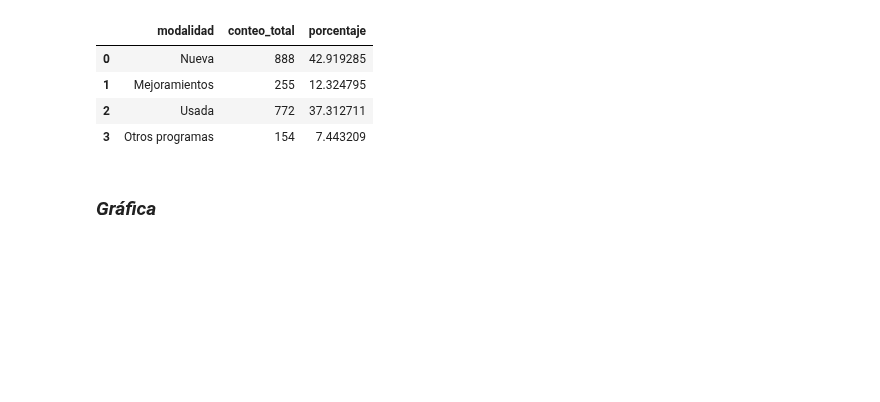
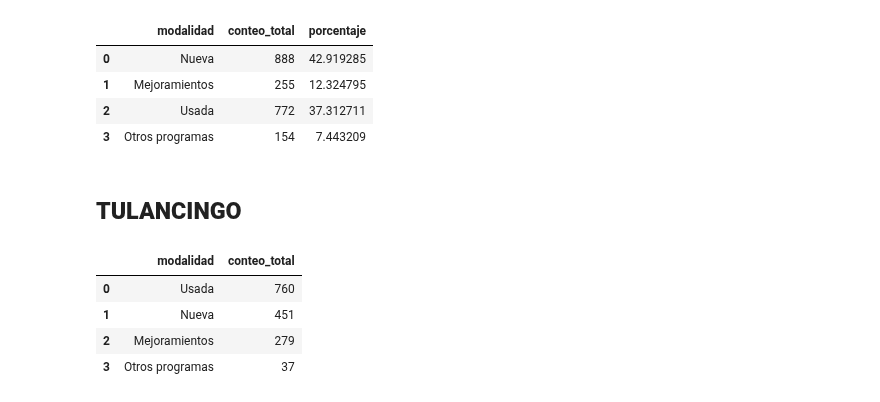
Before and after one commit to MiguelDWT4toCreativo/Datalpine, a Jupyter notebook: resources/jupyter/creditos.ipynb, the cells around one changed output. Drawn from its saved outputs; the diff is of its cells as text; code cells hidden in the pictures; blank space fills up the shorter version.

```diff
--- a/resources/jupyter/creditos.ipynb
+++ b/resources/jupyter/creditos.ipynb
@@ -375,8 +374,6 @@ Total de registros:  2069
 | 1 | Mejoramientos | 255 | 12.324795 |
 | 2 | Usada | 772 | 37.312711 |
 | 3 | Otros programas | 154 | 7.443209 |
-# %% [markdown]
-### *Gráfica*
 # %%
 fig = go.Figure()
 colores = ['#3d45c0', '#ff4853', '#ffb038', '#7cc668']
@@ -416,3 +413,5 @@ def guardar_grafico_como_html(fig, nombre_archivo, carpeta='graficas'):
 guardar_grafico_como_html(fig, 'g_bar_creditosdestino_pachuca', carpeta='graficas')
 
 fig.show()
+# %% [markdown]
+## **TULANCINGO**
@@ -418,0 +425,37 @@ fig.show()
+# %%
+# Lista de DataFrames
+dataframes_list = [
+    credit_df_financiamientos_2019_tulancingo,
+    credit_df_financiamientos_2020_tulancingo,
+    credit_df_financiamientos_2021_tulancingo,
+    credit_df_financiamientos_2022_tulancingo,
+    credit_df_financiamientos_2023_tulancingo
+]
+# Diccionario para conteo total de valores únicos
+conteo_total = {}
+
+# Iterar sobre la lista de DataFrames
+for df in dataframes_list:
+    df = df.copy() # Usando copia de df
+    df['modalidad'] = df['modalidad'].replace({
+            1: 'Nueva',
+            2: 'Mejoramientos',
+            3: 'Usada',
+            4: 'Otros programas'
+        })
+    # Calcular el conteo de valores únicos de 'modalidad' en el DataFrame actual
+    conteo_actual = df['modalidad'].value_counts().to_dict()
+    # Agregar el conteo actual al conteo total
+    for modalidad, conteo in conteo_actual.items():
+        conteo_total[modalidad] = conteo_total.get(modalidad, 0) + conteo
+
+# Convertir el diccionario a un DataFrame
+conteo_total_df = pd.DataFrame(list(conteo_total.items()), columns=['modalidad', 'conteo_total'])
+# Imprimir el DataFrame con el conteo total
+conteo_total_df
+# %% [output]
+|  | modalidad | conteo_total |
+| 0 | Usada | 760 |
+| 1 | Nueva | 451 |
+| 2 | Mejoramientos | 279 |
+| 3 | Otros programas | 37 |
```
Also changed, not shown: parts of 14 cells of this notebook, 4 other files.
